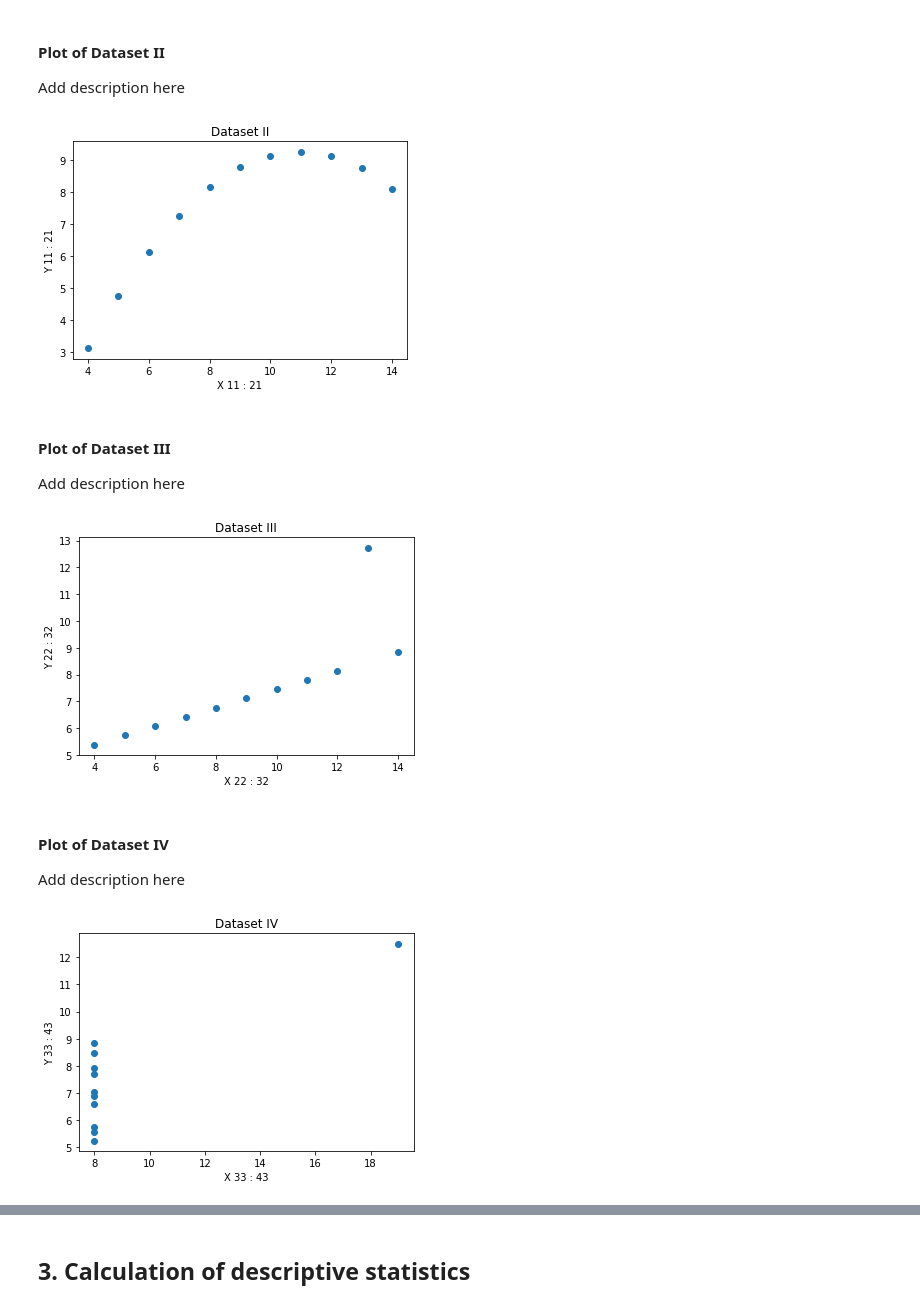
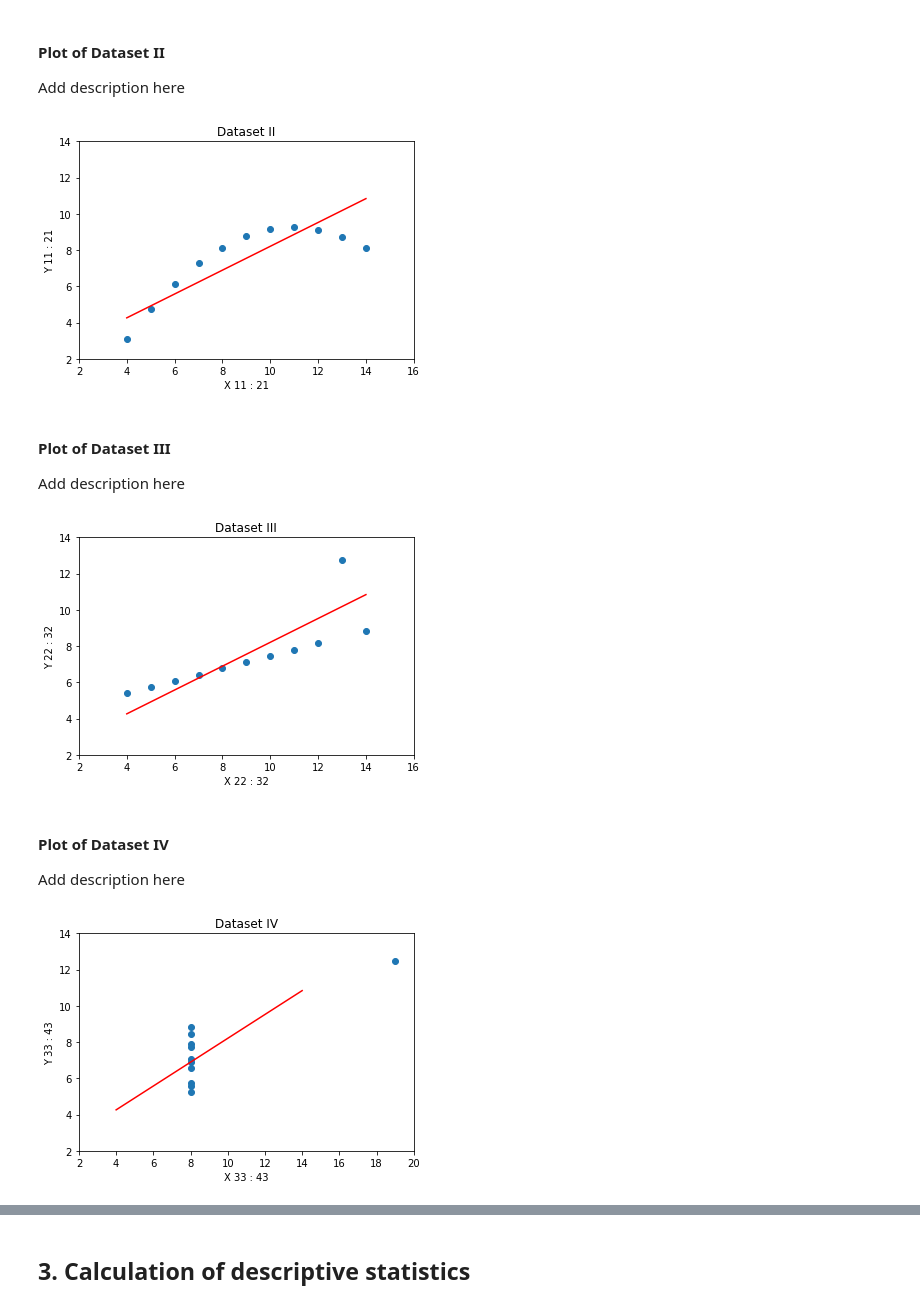
Before and after one commit to Wayne742/Fund-Practical-Assignments-S2, a Jupyter notebook: Fundamentals of Data Analysis Assignment 2018.ipynb, the cells around one changed output, grey strips where cells are left out. Saved outputs shown, nothing was run; the diff lists cells and outputs as text; code cells hidden in the pictures.

```diff
--- a/Fundamentals of Data Analysis Assignment 2018.ipynb
+++ b/Fundamentals of Data Analysis Assignment 2018.ipynb
@@ -96,13 +83,15 @@ Add description here
 # %%
 x = df.loc[11:21, 'x']
 y = df.loc[11:21, 'y']
 plt.scatter(x,y)
+plt.plot([4, 14], [4.26, 10.84],'r') # Code for the reference line. Colour set to red 'r'.
+plt.axis([2, 16, 2, 14]) # Set the values for both the X and Y axis.
 plt.title('Dataset II')
 plt.xlabel('X 11 : 21')
 plt.ylabel('Y 11 : 21')
 plt.show()
 # %% [output]
-[figure, old version]
+[figure, new version]
 # %% [markdown]
 #### Plot of Dataset III
 Add description here
@@ -110,12 +99,14 @@ Add description here
 x = df.loc[22:32, 'x']
 y = df.loc[22:32, 'y']
 plt.scatter(x,y)
+plt.plot([4, 14], [4.26, 10.84],'r') # Code for the reference line. Colour set to red 'r'.
+plt.axis([2, 16, 2, 14]) # Set the values for both the X and Y axis.
 plt.title('Dataset III')
 plt.xlabel('X 22 : 32')
 plt.ylabel('Y 22 : 32')
 plt.show()
 # %% [output]
-[figure, old version]
+[figure, new version]
 # %% [markdown]
 #### Plot of Dataset IV
 Add description here
@@ -123,9 +114,11 @@ Add description here
 x = df.loc[33:43, 'x']
 y = df.loc[33:43, 'y']
 plt.scatter(x,y)
+plt.plot([4, 14], [4.26, 10.84],'r') # Code for the reference line. Colour set to red 'r'.
+plt.axis([2, 20, 2, 14]) # Set the values for both the X and Y axis.
 plt.title('Dataset IV')
 plt.xlabel('X 33 : 43')
 plt.ylabel('Y 33 : 43')
 plt.show()
 # %% [output]
-[figure, old version]
+[figure, new version]
```
Also changed, not shown: parts of 6 cells of this notebook.
